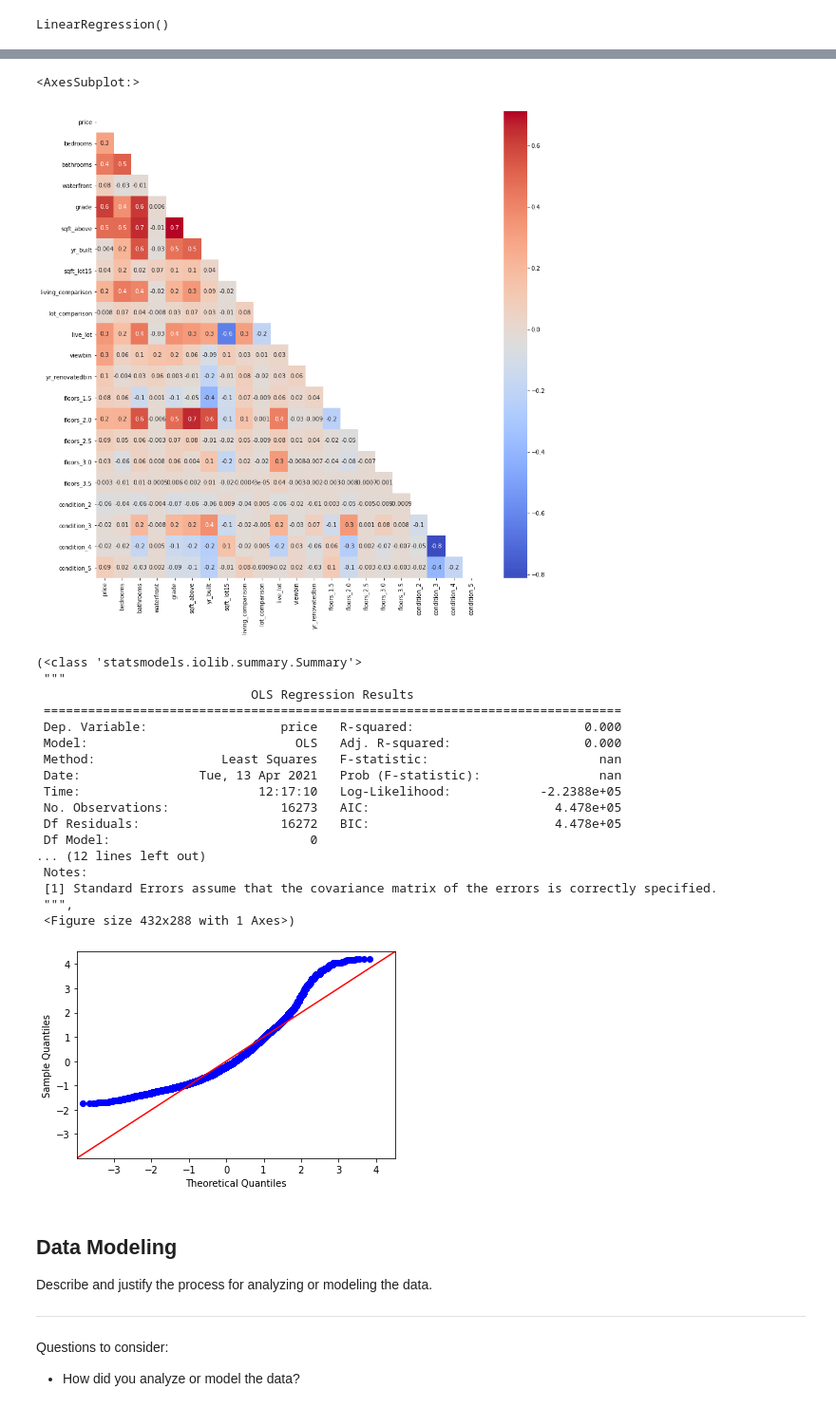
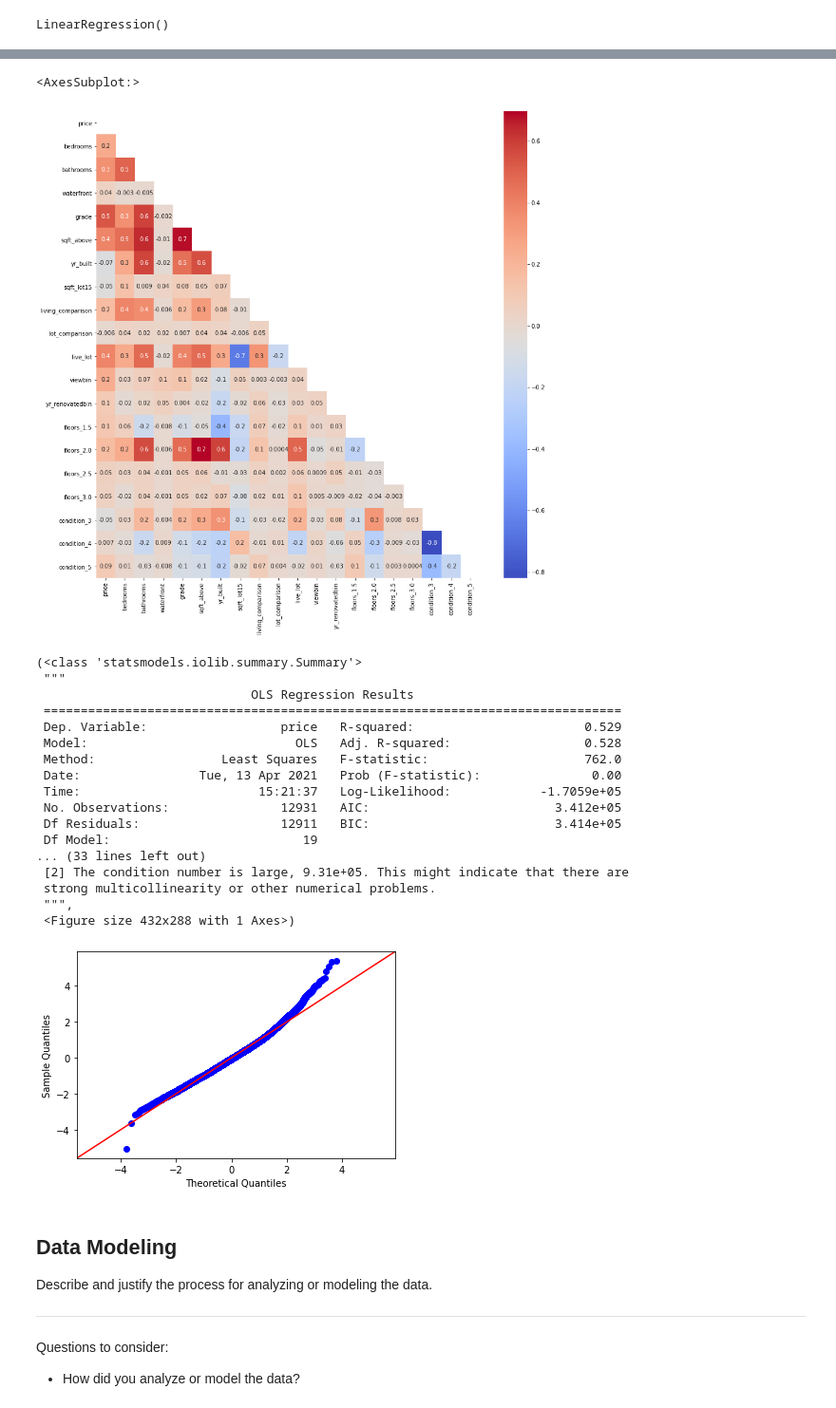
Before and after one commit to kuninethan95/dsc-phase-2-project, a Jupyter notebook: index_OSEMN_plus_mvp.ipynb, the cells around one changed output, grey strips where cells are left out. Shown at 95% size. Cells and saved outputs as stored; diff of their text form; code cells hidden in the pictures.

```diff
--- a/index_OSEMN_plus_mvp.ipynb
+++ b/index_OSEMN_plus_mvp.ipynb
@@ -1494,7 +1494,7 @@ def find_outliers_IQR(data):
     res = data.describe()
     q1 = res['25%']
     q3 = res['75%']
-    thresh = 2.5*(q3-q1)
+    thresh = 1.5*(q3-q1)
     idx_outliers =(data < (q1-thresh)) | (data > (q3+thresh))
     return idx_outliers
 # %%
@@ -1654,9 +1658,9 @@ lr.score(X_test, y_test)
 # Followed by standardization of numeric columns so our coefficients are more interpretable
 # %%
 # iqr_id2
-cat2_cols=['bedrooms', 'bathrooms', 'floors', 'condition', 'grade', 'total_rooms']
-fig, axes = plt.subplots(nrows=2, ncols=3, figsize=(15,8))
-for ax, col in zip(axes.flatten(), cat2_cols):
-    sns.regplot(data=iqr_id2, x=col, y='price', ax=ax, line_kws={'color': 'red'})
-    ax.set_title(f'{col} vs. price')
-fig.tight_layout()
+# cat2_cols=['bedrooms', 'bathrooms', 'floors', 'condition', 'grade', 'total_rooms']
+# fig, axes = plt.subplots(nrows=2, ncols=3, figsize=(15,8))
+# for ax, col in zip(axes.flatten(), cat2_cols):
+#     sns.regplot(data=iqr_id2, x=col, y='price', ax=ax, line_kws={'color': 'red'})
+#     ax.set_title(f'{col} vs. price')
+# fig.tight_layout()
@@ -1765,7 +1769,7 @@ def corr_check(df):
 corr_check(iqr_ohe)
 # %% [output]
 <AxesSubplot:>
-[figure, old version]
+[figure, new version]
 # %%
 iqr_ohe.columns
 x_targs = ['bedrooms', 'bathrooms', 'waterfront', 'grade', 'sqft_above',
@@ -1781,32 +1785,33 @@ x_tar_map
 iqr_ohe.rename(x_tar_map, axis=1, inplace=True)
 # %%
 iqr_ohe.columns
-x_targ2 = ['bedrooms', 'bathrooms', 'waterfront', 'grade', 'sqft_above',
+x_targ2=['bedrooms','bathrooms', 'waterfront', 'grade', 'sqft_above',
        'yr_built', 'sqft_lot15', 'living_comparison', 'lot_comparison',
        'live_lot', 'viewbin', 'yr_renovatedbin', 'floors_1_5', 'floors_2_0',
-       'floors_2_5', 'floors_3_0', 'floors_3_5', 'condition_2', 'condition_3',
-       'condition_4', 'condition_5']
+       'floors_2_5', 'floors_3_0', 'condition_3', 'condition_4',
+       'condition_5']
 # %%
-model_summary(iqr_ohe, x_targ2, 'price')
+model = model_summary(iqr_ohe, x_targ2, 'price')
+model
 # %% [output]
 (<class 'statsmodels.iolib.summary.Summary'>
  """
                              OLS Regression Results
  ==============================================================================
- Dep. Variable:                  price   R-squared:                       0.000
- Model:                            OLS   Adj. R-squared:                  0.000
- Method:                 Least Squares   F-statistic:                       nan
- Date:                Tue, 13 Apr 2021   Prob (F-statistic):                nan
- Time:                        12:17:10   Log-Likelihood:            -2.2388e+05
- No. Observations:               16273   AIC:                         4.478e+05
- Df Residuals:                   16272   BIC:                         4.478e+05
- Df Model:                           0
-... (12 lines left out)
- Notes:
- [1] Standard Errors assume that the covariance matrix of the errors is correctly specified.
+ Dep. Variable:                  price   R-squared:                       0.529
+ Model:                            OLS   Adj. R-squared:                  0.528
+ Method:                 Least Squares   F-statistic:                     762.0
+ Date:                Tue, 13 Apr 2021   Prob (F-statistic):               0.00
+ Time:                        15:21:37   Log-Likelihood:            -1.7059e+05
+ No. Observations:               12931   AIC:                         3.412e+05
+ Df Residuals:                   12911   BIC:                         3.414e+05
+ Df Model:                          19
+... (33 lines left out)
+ [2] The condition number is large, 9.31e+05. This might indicate that there are
+ strong multicollinearity or other numerical problems.
  """,
  <Figure size 432x288 with 1 Axes>)
-[figure, old version]
+[figure, new version]
 # %% [markdown]
 ## Data Modeling
 Describe and justify the process for analyzing or modeling the data.
```
Also changed, not shown: parts of 20 cells of this notebook.
